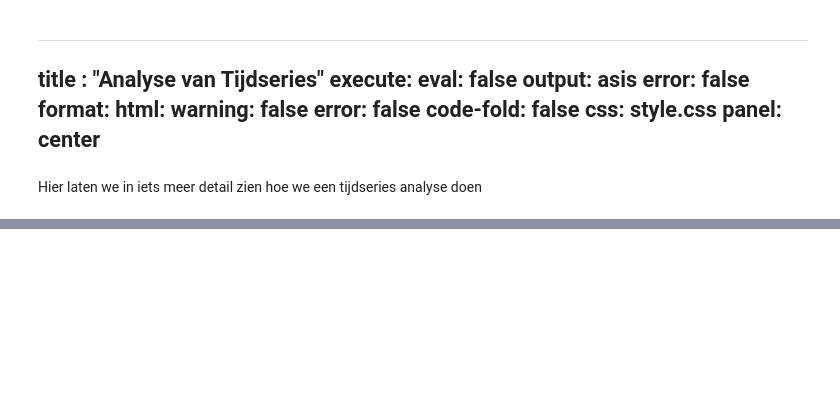
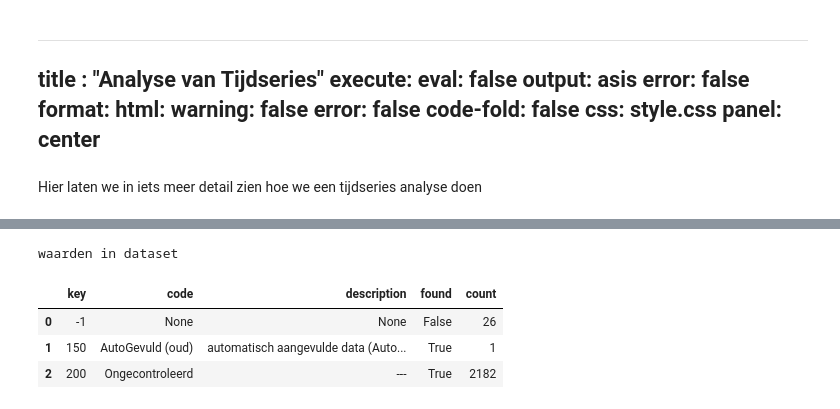
Before and after one commit to delta-agents/talk-with-wiski, a Jupyter notebook: docs/examples/notebooks/analyse_timeseries_futher_examples.ipynb, the cells around one changed output, grey strips where cells are left out. Cells and saved outputs as stored; diff of their text form; code cells hidden in the pictures; blank space fills up the shorter version.

```diff
--- a/docs/examples/notebooks/analyse_timeseries_futher_examples.ipynb
+++ b/docs/examples/notebooks/analyse_timeseries_futher_examples.ipynb
@@ -202,0 +394,10 @@ fig.show()
+# %%
+print('\nwaarden in dataset\n')
+
+merged_df
+# %% [output]
+waarden in dataset
+|  | key | code | description | found | count |
+| 0 | -1 | None | None | False | 26 |
+| 1 | 150 | AutoGevuld (oud) | automatisch aangevulde data (Auto... | True | 1 |
+| 2 | 200 | Ongecontroleerd | --- | True | 2182 |
```
Also changed, not shown: parts of 6 cells of this notebook, 6 other files.
